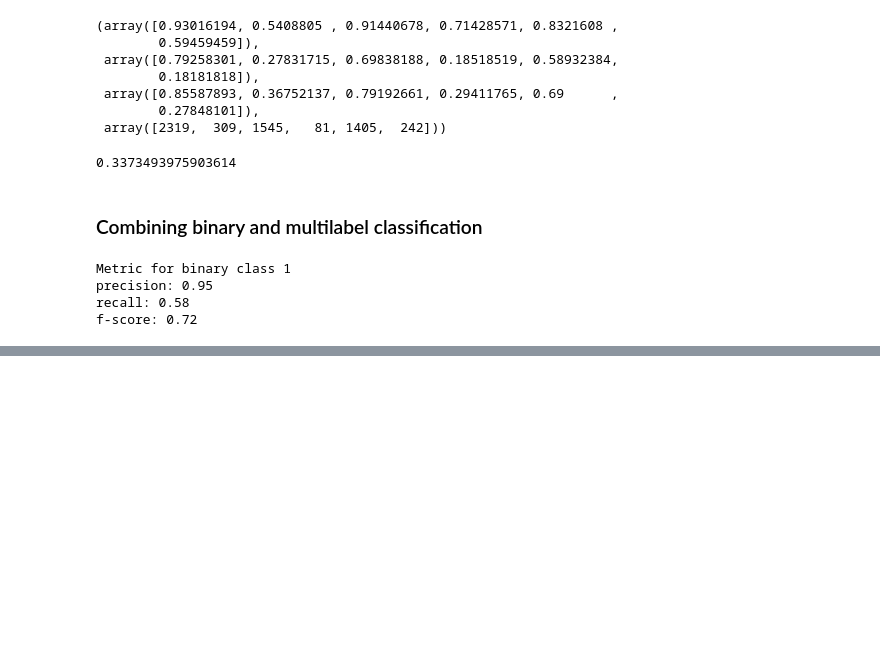
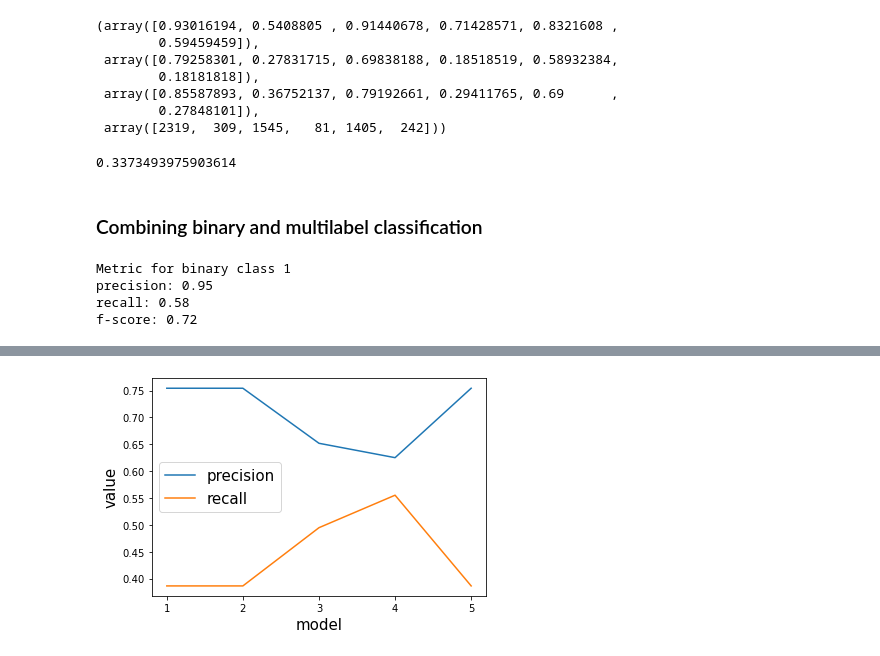
Before and after one commit to dyasutomo/ToxCom, a Jupyter notebook: prototype-logres.ipynb, the cells around one changed output, grey strips where cells are left out. Drawn from its saved outputs; the diff is of its cells as text; code cells hidden in the pictures; blank space fills up the shorter version.

```diff
--- a/prototype-logres.ipynb
+++ b/prototype-logres.ipynb
@@ -529,10 +614,3 @@ Metric for binary class 1
 precision: 0.95
 recall: 0.58
 f-score: 0.72
-# %%
-prec, rec, fs, _ = precision_recall_fscore_support(df_test[target_columns], comb_pred_mlc)
-print('mean precision: %.2f' % np.mean(prec))
-print('mean recall: %.2f' % np.mean(rec))
-print('mean f-score: %.2f' % np.mean(fs))
-recap_mean_precision.append(prec)
-recap_mean_recall.append(rec)
@@ -561,0 +617,7 @@ recap_mean_recall
+# %%
+prec, rec, fs, _ = precision_recall_fscore_support(df_test[target_columns], comb_pred_mlc)
+print('mean precision: %.2f' % np.mean(prec))
+print('mean recall: %.2f' % np.mean(rec))
+print('mean f-score: %.2f' % np.mean(fs))
+recap_mean_precision.append(np.mean(prec))
+recap_mean_recall.append(np.mean(rec))
@@ -561,0 +664,10 @@ recap_mean_recall
+# %%
+plt.plot(range(1,6), recap_mean_precision, label='precision')
+plt.plot(range(1,6), recap_mean_recall, label='recall')
+plt.xticks(range(1,6))
+plt.legend(loc='center left', fontsize=15)
+plt.xlabel('model', fontsize=15)
+plt.ylabel('value', fontsize=15)
+plt.show()
+# %% [output]
+[figure, added]
```
Also changed, not shown: parts of 43 cells of this notebook, 11 other files.
